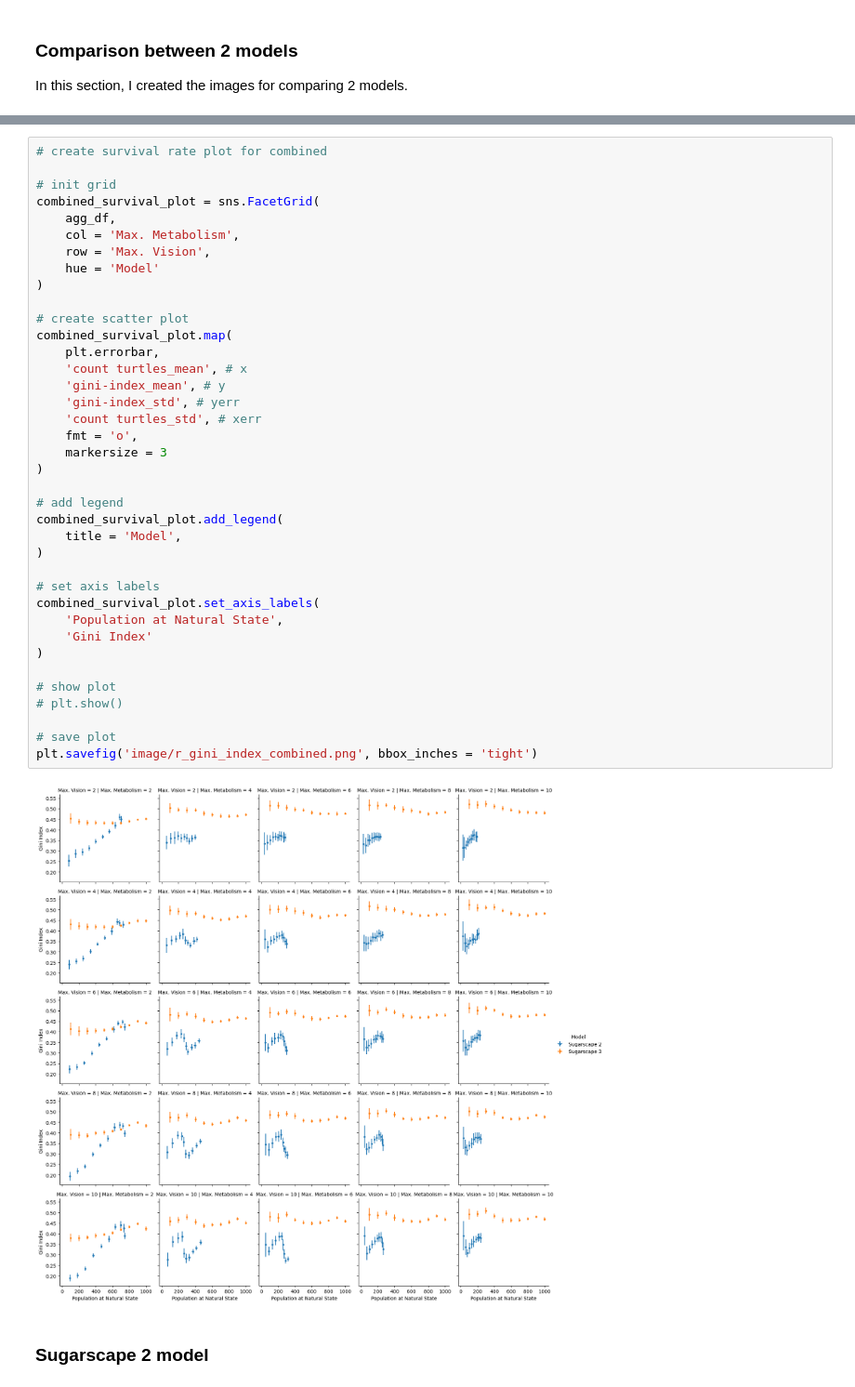
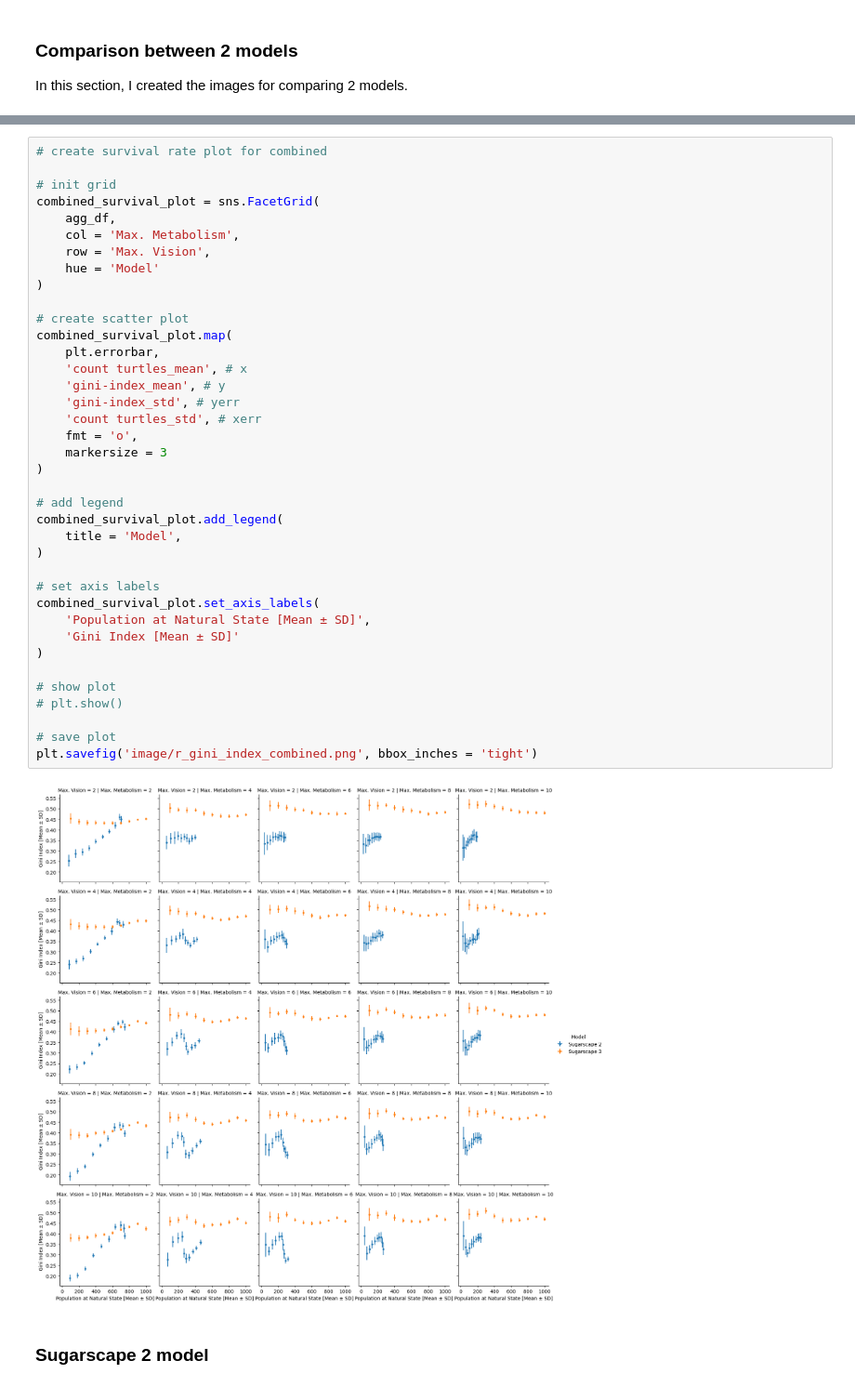
Before and after one commit to sokimura39/ABM_assessment, a Jupyter notebook: assessment_1/create_image.ipynb, the cells around one changed output, grey strips where cells are left out. Shown at 93% size. Saved outputs shown, nothing was run; the diff lists cells and outputs as text.

```diff
--- a/assessment_1/create_image.ipynb
+++ b/assessment_1/create_image.ipynb
@@ -113,36 +113,36 @@ combined_survival_plot = sns.FacetGrid(
     row = 'Max. Vision',
     hue = 'Model'
 )
 
 # create scatter plot
 combined_survival_plot.map(
     plt.errorbar,
     'count turtles_mean', # x
     'gini-index_mean', # y
     'gini-index_std', # yerr
     'count turtles_std', # xerr
     fmt = 'o',
     markersize = 3
 )
 
 # add legend
 combined_survival_plot.add_legend(
     title = 'Model',
 )
 
 # set axis labels
 combined_survival_plot.set_axis_labels(
-    'Population at Natural State',
-    'Gini Index'
+    'Population at Natural State [Mean ± SD]',
+    'Gini Index [Mean ± SD]'
 )
 
 # show plot
 # plt.show()
 
 # save plot
 plt.savefig('image/r_gini_index_combined.png', bbox_inches = 'tight')
 # %% [output]
-[figure, old version]
+[figure, new version]
 # %% [markdown]
 ### Sugarscape 2 model
 # %%
```
Also changed, not shown: parts of 2 cells of this notebook, 4 other files.
